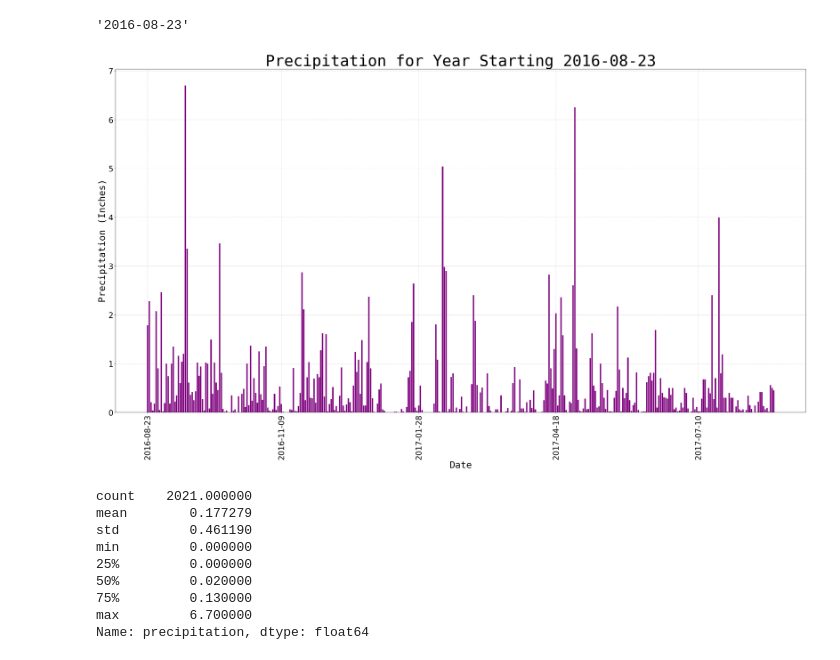
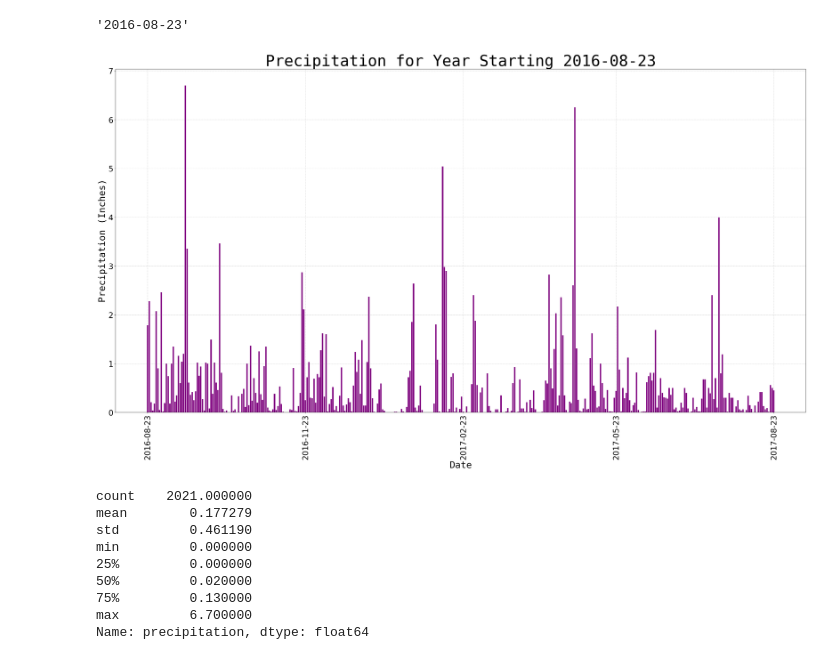
Before and after one commit to martabaker/ds_module_10_adv_sql, a Jupyter notebook: Starter_Code/Climate.ipynb, the cells around one changed output. Cells and saved outputs as stored; diff of their text form; code cells hidden in the pictures.

```diff
--- a/Starter_Code/Climate.ipynb
+++ b/Starter_Code/Climate.ipynb
@@ -99,31 +88,39 @@ query_results = session.query(Measurement.date, Measurement.prcp).filter(Measure
 column_names = ['date', 'precipitation']
 
 last_year_precip = pd.DataFrame(query_results, columns=column_names).sort_values(by='date')
+# %%
+# Sets xticks dependent on the most recent date in the data set
+# Ensures dates aren't hardcoded into the plot
+xticks = [(latest_date_str - pd.DateOffset(months=12)).strftime('%Y-%m-%d')[0],
+          (latest_date_str - pd.DateOffset(months=9)).strftime('%Y-%m-%d')[0],
+          (latest_date_str - pd.DateOffset(months=6)).strftime('%Y-%m-%d')[0],
+          (latest_date_str - pd.DateOffset(months=3)).strftime('%Y-%m-%d')[0],
+          latest_date_str.strftime('%Y-%m-%d')[0]]
 # %%
 # Make the plot
 x = last_year_precip.date
 y = last_year_precip.precipitation
 
 # Step 2: Create the Canvas
 plt.figure(figsize=(40,20))
 
 # Step 3: Create the skeleton plot
 plt.bar(x, y, color="Purple")
 
 # Step 4: Customization
 # No need to include x-label since its obvious
 plt.ylabel("Precipitation (Inches)", fontsize=30, fontfamily="monospace")
 plt.xlabel("Date", fontsize=30, fontfamily="monospace")
 plt.title(f"Precipitation for Year Starting {year_before_str[0]}", fontsize=50, fontfamily="monospace")
 plt.yticks(fontsize=25)
-plt.xticks(fontsize=25, ticks=['2016-08-23', '2016-11-09', '2017-01-28', '2017-04-18', '2017-07-10'], rotation=90)
+plt.xticks(fontsize=25, ticks=xticks, rotation=90)
 plt.grid(color="gray", linestyle="--", alpha=.4)
 
 
 # Step 5: Show/Save the plot
 plt.show()
 # %% [output]
-[figure, old version]
+[figure, new version]
 # %%
 # Calculate the summary statistics
 last_year_precip.precipitation.describe()
```
Also changed, not shown: parts of 7 cells of this notebook.
